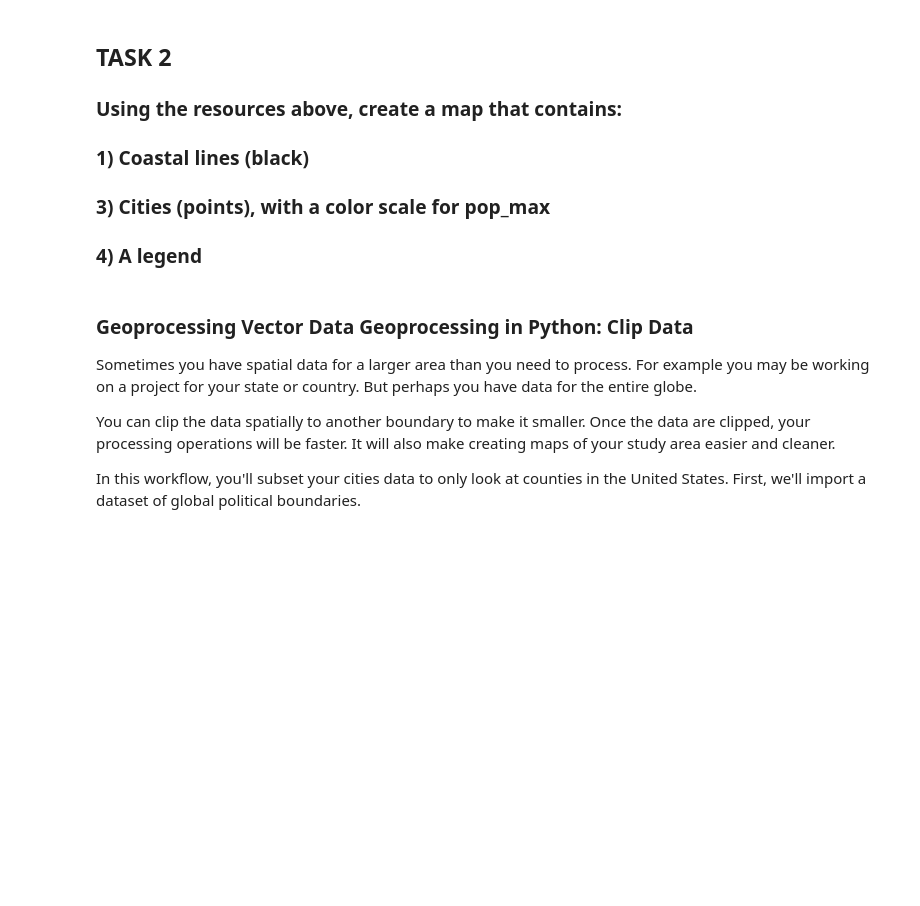
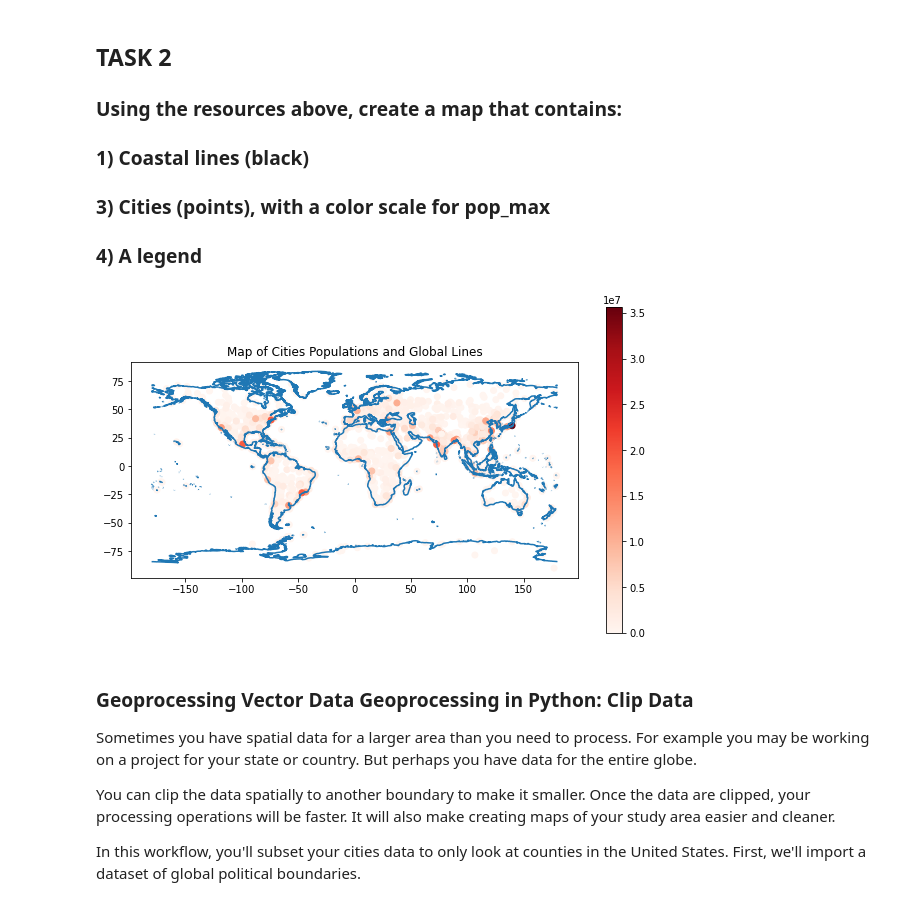
Before and after one commit to yngridpmarques/CEE600M0002_Fall2020, a Jupyter notebook: SpatialDataTypes/VectorData_101.ipynb, the cells around one changed output. Cells and saved outputs as stored; diff of their text form; code cells hidden in the pictures; blank space fills up the shorter version.

```diff
--- a/SpatialDataTypes/VectorData_101.ipynb
+++ b/SpatialDataTypes/VectorData_101.ipynb
@@ -145,19 +226,23 @@ https://geopandas.org/gallery/plotting_with_geoplot.html
 # %%
 # Format and plot your results from task 2
 
 
 f, ax1 = plt.subplots(figsize=(10, 6))
 coastlines.plot(ax=ax1,
                 #Modify arguments here!
                )
 cities.plot(ax=ax1,
-            #Modify arguments here!
+            cmap='Reds',
+            column='pop_max',
+            legend = True
            )
 
 
 # Add a title
 ax1.set(title="Map of Cities Populations and Global Lines")
 plt.show()
+# %% [output]
+[figure, added]
 # %% [markdown]
 ### Geoprocessing Vector Data Geoprocessing in Python: Clip Data
 Sometimes you have spatial data for a larger area than you need to process. For example you may be working on a project for your state or country. But perhaps you have data for the entire globe.
```
Also changed, not shown: parts of 13 cells of this notebook, 1 other file.
